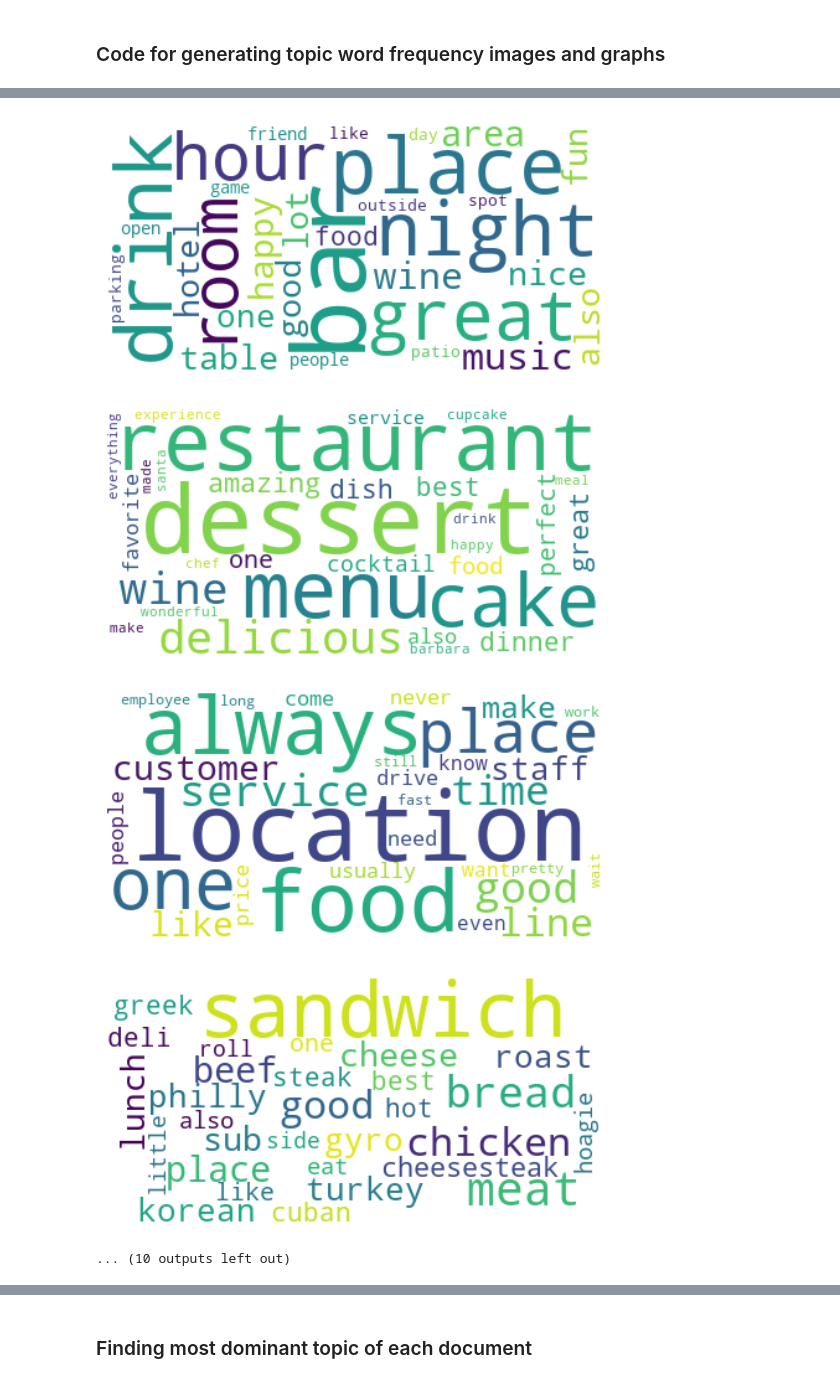
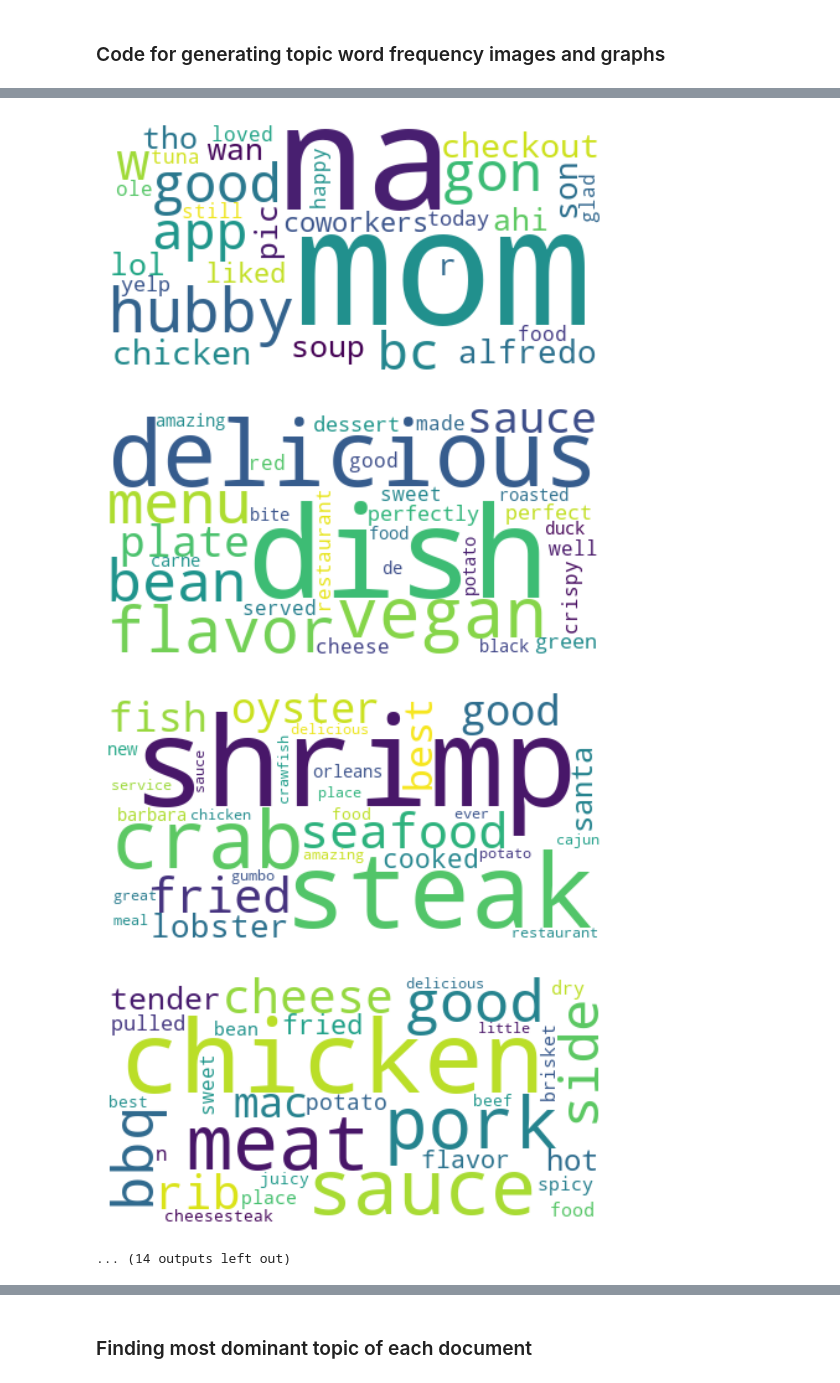
Before and after one commit to gadddy/Text-Mining-Learning-Applications, a Jupyter notebook: topic-modelling/yelp_lda.ipynb, the cells around one changed output, grey strips where cells are left out. Saved outputs shown, nothing was run; the diff lists cells and outputs as text; code cells hidden in the pictures.

```diff
--- a/topic-modelling/yelp_lda.ipynb
+++ b/topic-modelling/yelp_lda.ipynb
@@ -54,13 +54,18 @@ model_list = []
 coherence_values = []
 perplexity_values = []
 model_topics = []
+highest_coherence = 0
+best_lda = None
 
 # Iterate with a custom description
-for num_topics in tqdm(range(2, 50, 1), desc="Processing data"):
+for num_topics in tqdm(range(2, 51, 1), desc="loading: "):
     lda_x = gensim.models.ldamodel.LdaModel(corpus=vecs, id2word=dictionary, num_topics=num_topics)
     coherencemodel = CoherenceModel(model=lda_x, texts=docs, dictionary=dictionary, coherence='c_v')
     # Compute Perplexity
     perplex= lda_x.log_perplexity(vecs, total_docs=None)
+    if coherencemodel.get_coherence() > highest_coherence:
+        highest_coherence = coherencemodel.get_coherence()
+        best_lda = lda_x
     model_topics.append(num_topics)
     model_list.append(lda_x)
     coherence_values.append(coherencemodel.get_coherence())
@@ -85,3 +90,8 @@ print(datetime.datetime.now())
+# %%
+#pickle best_lda
+import pickle
+with open('best_lda.pkl', 'wb') as f:
+    pickle.dump(best_lda, f)
 # %%
 def index_of_num_topics(num_topics):
     return num_topics - 2
@@ -124,6 +141,5 @@ plt.show()
 # %%
-my_lda = gensim.models.ldamodel.LdaModel(corpus=vecs, id2word=dictionary, num_topics=22)
-topics = my_lda.show_topics(22, 5)
+topics = best_lda.show_topics(26, 5)
 
 for topic in topics:
     print(topic)
@@ -156,7 +181,7 @@ Perplexity Score: -8.959787681403856
 # %% [markdown]
 ### Code for generating topic word frequency images and graphs
 # %%
-words30_topics = my_lda.show_topics(22, 30)
+words30_topics = best_lda.show_topics(26, 30)
 # %%
 from wordcloud import WordCloud
 import matplotlib.pyplot as plt
@@ -164,8 +189,8 @@ from nltk.probability import FreqDist
 
 for i, topic in enumerate(words30_topics):
     # Extract words and their weights from each topic
-    words = [word for word, _ in my_lda.show_topic(topic[0], 30)]
-    weights = [weight for _, weight in my_lda.show_topic(topic[0], 30)]
+    words = [word for word, _ in best_lda.show_topic(topic[0], 30)]
+    weights = [weight for _, weight in best_lda.show_topic(topic[0], 30)]
 
     # Create a frequency distribution
     freq_dist = dict(zip(words, weights))
@@ -184,6 +209,6 @@ for i, topic in enumerate(words30_topics):
     plt.imshow(wordcloud, interpolation="bilinear")
     plt.axis("off")
     # Save the word cloud
-    #plt.savefig(f'topic_{i}_word_cloud.png')
+    plt.savefig(f'topic_{i}_word_cloud.png')
     plt.show()
 # %% [output]
@@ -198,7 +223,7 @@ for i, topic in enumerate(words30_topics):
-[figure, old version]
+[figure, new version]
-[figure, old version]
+[figure, new version]
-[figure, old version]
+[figure, new version]
-[figure, old version]
+[figure, new version]
-... (10 outputs left out)
+... (14 outputs left out)
 # %%
 import pandas as pd
```
Also changed, not shown: parts of 23 cells of this notebook, 7 other files.
